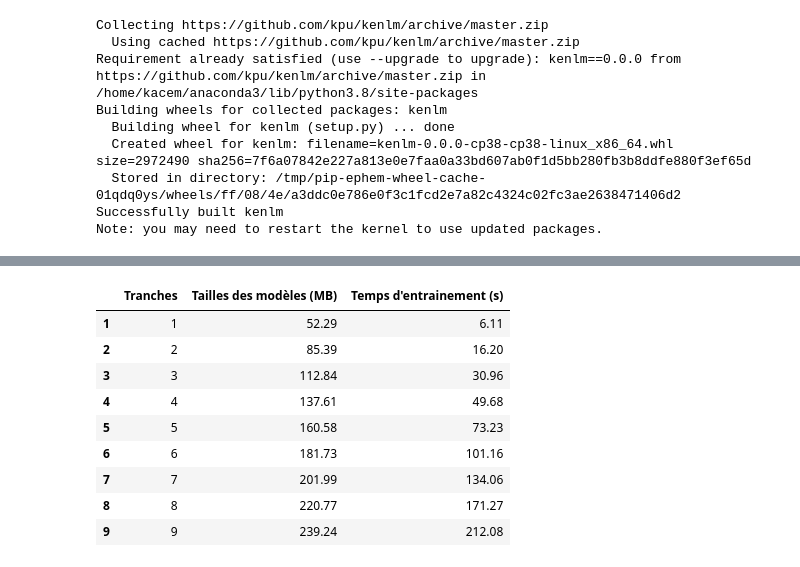
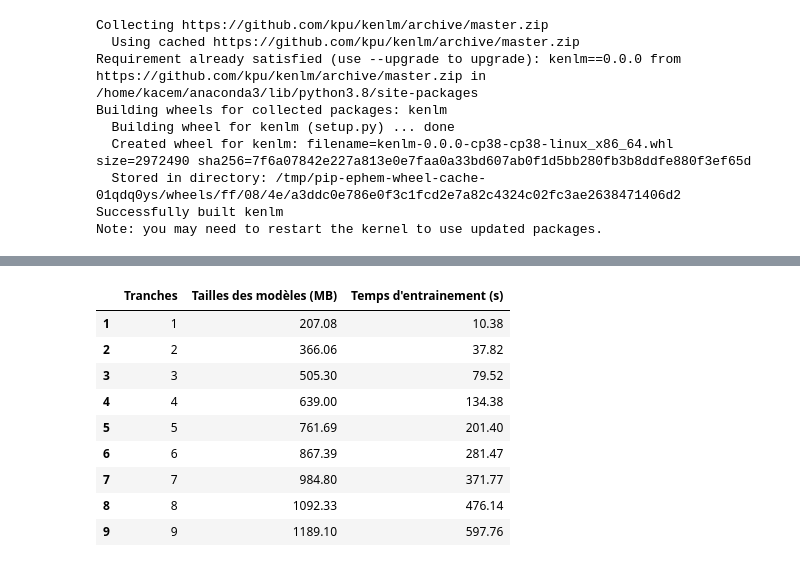
Before and after one commit to KacemKhaled/IFT6285-NLP, a Jupyter notebook: TP2/TP2.ipynb, the cells around one changed output, grey strips where cells are left out. Drawn from its saved outputs; the diff is of its cells as text; code cells hidden in the pictures.

```diff
--- a/TP2/TP2.ipynb
+++ b/TP2/TP2.ipynb
@@ -97,2 +97,0 @@ def train(folder):
-# %%
-times,sizes = train(folder_short)
@@ -135,21 +179,21 @@ plt.show()
 # %%
-d = {'Tranches': tranches, 'Tailles des modèles (MB)': sizes_mb, 'Temps d\'entrainement (s)': times }
+d = {'Tranches': tranches, 'Tailles des modèles (MB)': sizes, 'Temps d\'entrainement (s)': times }
 df_results = pd.DataFrame(data=d, index = list(range(1,10)))
 df_results.style.format(formatter={('Tranches'): "{:d}",
                            ( 'Tailles des modèles (MB)'):"{:.2f}" ,
                            ( 'Temps d\'entrainement (s)'):"{:.2f}"
                           })
 # %% [output]
 |  | Tranches | Tailles des modèles (MB) | Temps d'entrainement (s) |
-| 1 | 1 | 52.29 | 6.11 |
-| 2 | 2 | 85.39 | 16.20 |
-| 3 | 3 | 112.84 | 30.96 |
-| 4 | 4 | 137.61 | 49.68 |
-| 5 | 5 | 160.58 | 73.23 |
-| 6 | 6 | 181.73 | 101.16 |
-| 7 | 7 | 201.99 | 134.06 |
-| 8 | 8 | 220.77 | 171.27 |
-| 9 | 9 | 239.24 | 212.08 |
+| 1 | 1 | 207.08 | 10.38 |
+| 2 | 2 | 366.06 | 37.82 |
+| 3 | 3 | 505.30 | 79.52 |
+| 4 | 4 | 639.00 | 134.38 |
+| 5 | 5 | 761.69 | 201.40 |
+| 6 | 6 | 867.39 | 281.47 |
+| 7 | 7 | 984.80 | 371.77 |
+| 8 | 8 | 1092.33 | 476.14 |
+| 9 | 9 | 1189.10 | 597.76 |
 # %%
 df_results.T
 # %% [output]
```
Also changed, not shown: parts of 21 cells of this notebook.
